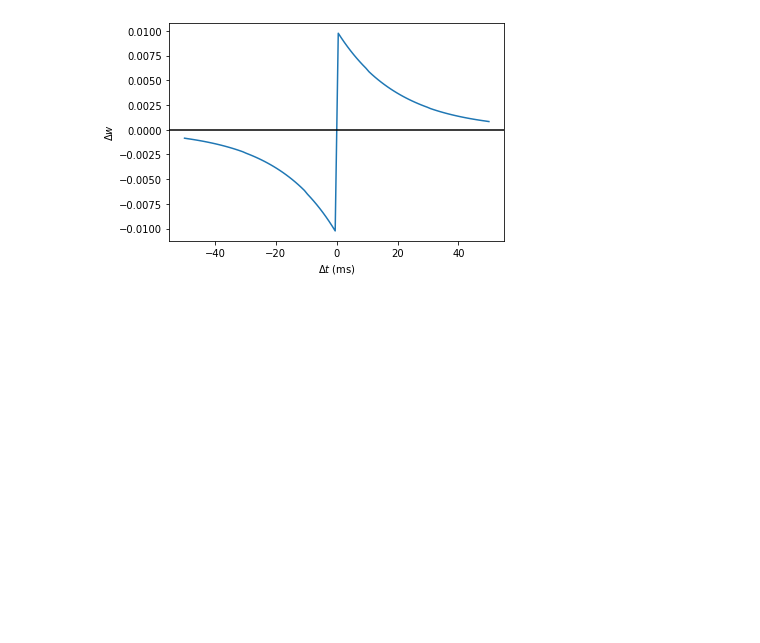
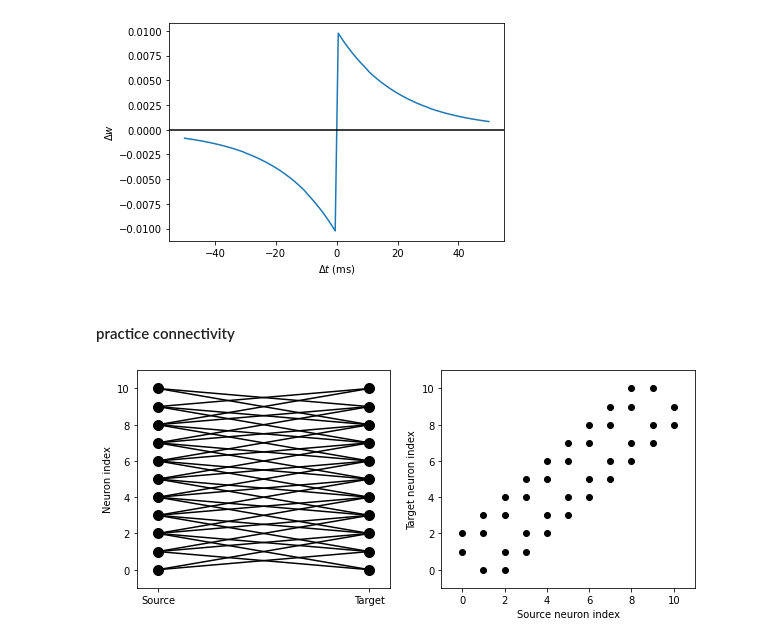
Before and after one commit to Ziaeemehr/workshop_brian, a Jupyter notebook: intro_part2_synapse.ipynb, the cells around one changed output. Cells and saved outputs as stored; diff of their text form; code cells hidden in the pictures; blank space fills up the shorter version.

```diff
--- a/intro_part2_synapse.ipynb
+++ b/intro_part2_synapse.ipynb
@@ -297,3 +297,16 @@ ylabel(r'$\Delta w$')
 axhline(0, ls='-', c='k');
 # %% [output]
 [figure]
+# %% [markdown]
+#### practice connectivity
+# %%
+start_scope()
+
+N = 11
+G = NeuronGroup(N, 'v:1')
+
+S = Synapses(G, G)
+S.connect('(abs(i-j)<3) and (i!=j)')
+visualise_connectivity(S)
+# %% [output]
+[figure, added]
```
Also changed, not shown: parts of 5 cells of this notebook, 2 other files.
